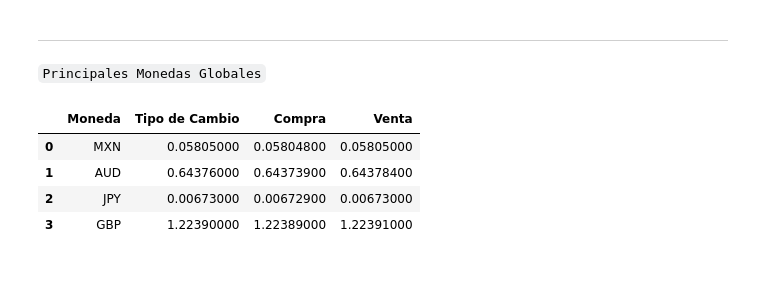
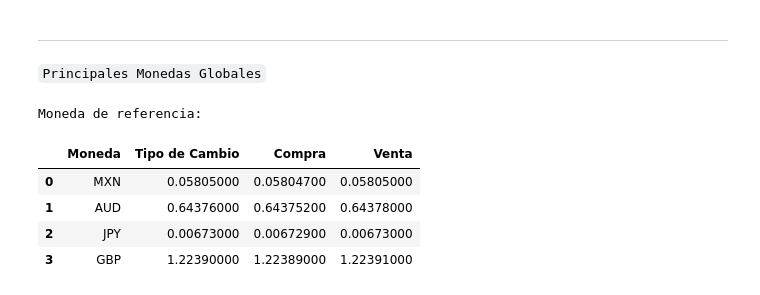
Before and after one commit to PauloVilla/Coyuntura-economica-financiera, a Jupyter notebook: Visualizaciones_Dashboard.ipynb, the cells around one changed output. Saved outputs shown, nothing was run; the diff lists cells and outputs as text; code cells hidden in the pictures.

Commit message:
Mejorar tabla de monedas para recibir moneda de referencia

```diff
--- a/Visualizaciones_Dashboard.ipynb
+++ b/Visualizaciones_Dashboard.ipynb
@@ -118,32 +118,35 @@ Even if the data is encrypted, blockchain explorers can serve the same purpose o
 ___
 `Principales Monedas Globales`
 # %%
-vs_currency = 'USD'
+default_currency = 'USD'
+chosen_currency = input('Moneda de referencia (USD, por defecto): ')
+vs_currency = chosen_currency if chosen_currency else default_currency
 currencies = ['MXN','AUD','JPY', 'GBP']
 
 exchange_rate = {}
 bid_price = {}
 ask_price ={}
 
 for c in currencies:
     url = f"https://www.alphavantage.co/query?function=CURRENCY_EXCHANGE_RATE&from_currency={c}&to_currency={vs_currency}&apikey={a_v_token}"
     r = requests.get(url)
     data = r.json()
     data = data['Realtime Currency Exchange Rate']
     exchange_rate[c] = data['5. Exchange Rate']
     bid_price[c] = data['8. Bid Price']
     ask_price[c] = data['9. Ask Price']
 
 df = pd.DataFrame({
             'Moneda': currencies,
             'Tipo de Cambio': exchange_rate.values(),
             'Compra': bid_price.values(),
             'Venta': ask_price.values()
     })
 df
 # %% [output]
+Moneda de referencia:
 |  | Moneda | Tipo de Cambio | Compra | Venta |
-| 0 | MXN | 0.05805000 | 0.05804800 | 0.05805000 |
-| 1 | AUD | 0.64376000 | 0.64373900 | 0.64378400 |
+| 0 | MXN | 0.05805000 | 0.05804700 | 0.05805000 |
+| 1 | AUD | 0.64376000 | 0.64375200 | 0.64378000 |
 | 2 | JPY | 0.00673000 | 0.00672900 | 0.00673000 |
 | 3 | GBP | 1.22390000 | 1.22389000 | 1.22391000 |
```
